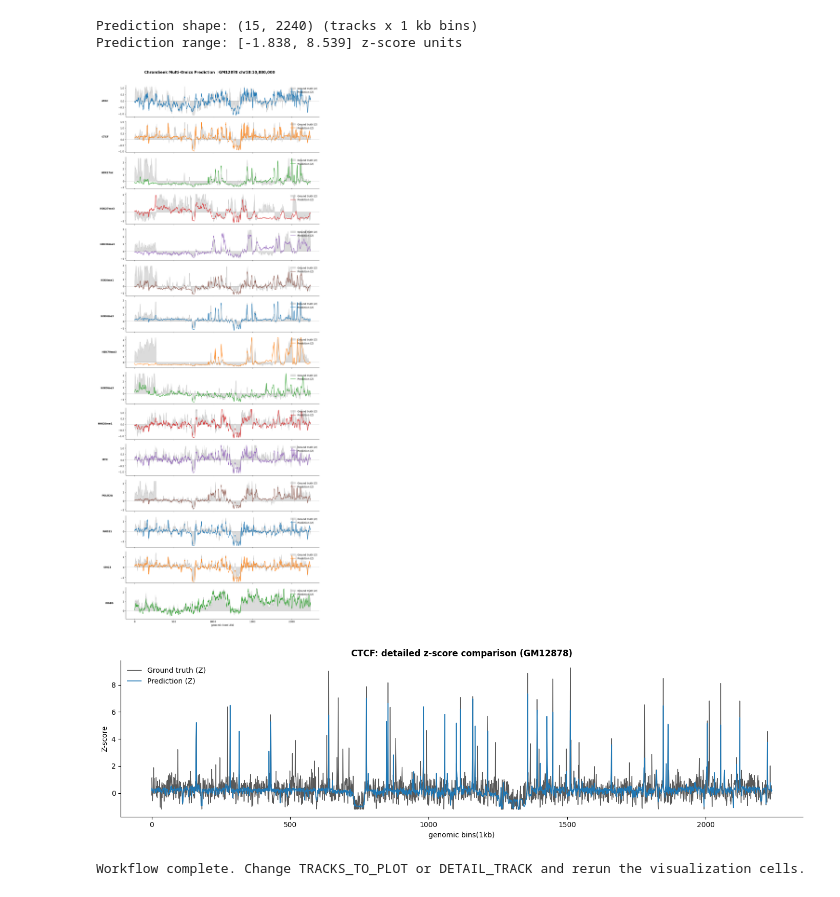
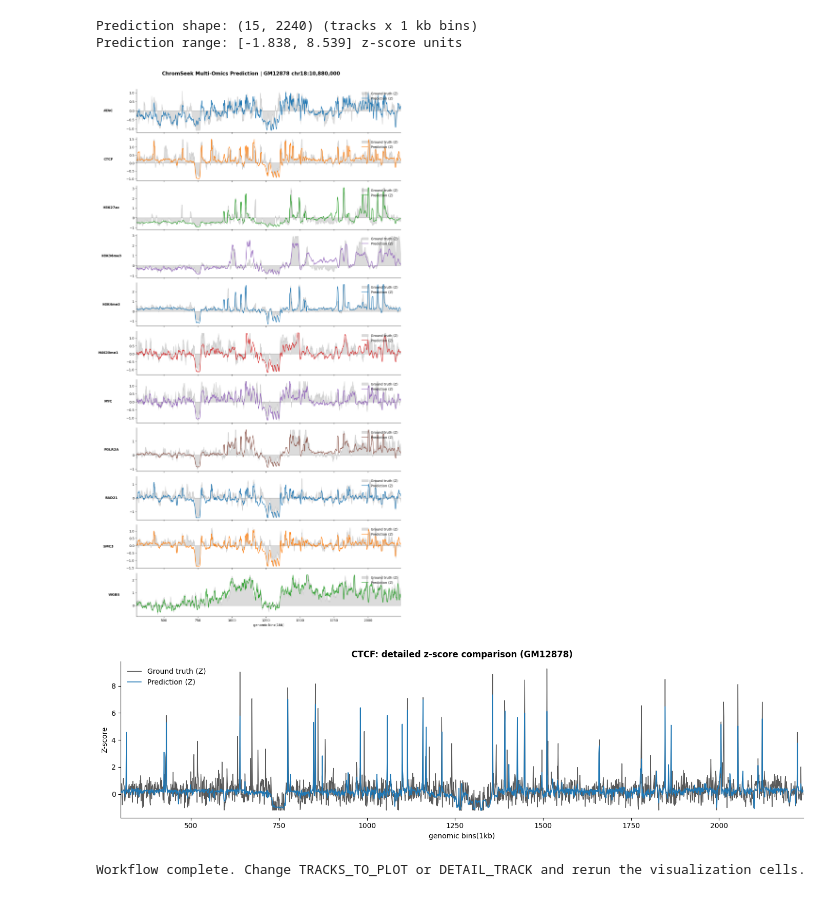
Before and after one commit to xkidea/ChromSeek, a Jupyter notebook: downstreams/multiomics_prediction/chromSeek_multiomics_prediction_app.ipynb, the cells around one changed output. Cells and saved outputs as stored; diff of their text form; code cells hidden in the pictures.

```diff
--- a/downstreams/multiomics_prediction/chromSeek_multiomics_prediction_app.ipynb
+++ b/downstreams/multiomics_prediction/chromSeek_multiomics_prediction_app.ipynb
@@ -25,7 +25,10 @@ CKPT_PATH = PROJECT_ROOT / 'checkpoints' / 'transfer_multiomics_best.pth'
 # The sample was generated for GM12878. Set this to GM12878 or K562 for a checkpoint-supported cell.
 CELL_NAME = 'GM12878'
 TRACKS_TO_PLOT = None  # None plots every track; or provide e.g. ['CTCF', 'ATAC', 'MYC'].
+OVERVIEW_EXCLUDED_TRACKS = {'H3K79me2', 'H3K9me3', 'H3K27me3', 'H3K4me1'}
 SMOOTH_WINDOW = 10  # 1 kb bins used for display smoothing; set to 1 to disable.
+DISPLAY_START_BIN = 300
+DISPLAY_END_BIN = 2240
 
 if not DATA_PATH.exists():
     raise FileNotFoundError(f'Sample data not found: {DATA_PATH}')
@@ -165,48 +168,66 @@ if TRACKS_TO_PLOT is None:
     tracks_to_plot = track_order
 else:
     unknown = sorted(set(TRACKS_TO_PLOT) - set(track_order))
     if unknown:
         raise ValueError(f'Unknown tracks: {unknown}')
     tracks_to_plot = TRACKS_TO_PLOT
+tracks_to_plot = [track for track in tracks_to_plot if track not in OVERVIEW_EXCLUDED_TRACKS]
+if not tracks_to_plot:
+    raise ValueError('No tracks left to plot after applying OVERVIEW_EXCLUDED_TRACKS.')
 
 def smooth(values, window):
     if window <= 1:
         return values
     kernel = np.ones(window, dtype=np.float32) / window
     return np.convolve(values, kernel, mode='same')
 
 colors = ['#1f77b4', '#ff7f0e', '#2ca02c', '#d62728', '#9467bd', '#8c564b']
 fig, axes = plt.subplots(len(tracks_to_plot), 1, figsize=(13, max(3, 2.2 * len(tracks_to_plot))), sharex=True)
 axes = np.atleast_1d(axes)
 x = np.arange(pred_z.shape[1])
+display_start = max(0, int(DISPLAY_START_BIN))
+display_end = min(int(DISPLAY_END_BIN), pred_z.shape[1])
+if display_start >= display_end:
+    raise ValueError(f'Invalid display bin interval: {DISPLAY_START_BIN}-{DISPLAY_END_BIN}')
+display_slice = slice(display_start, display_end)
+x_display = x[display_slice]
 for ax, track in zip(axes, tracks_to_plot):
     idx = track_order.index(track)
-    truth = smooth(target_z[idx], SMOOTH_WINDOW)
-    prediction = smooth(pred_z[idx], SMOOTH_WINDOW)
+    truth = smooth(target_z[idx], SMOOTH_WINDOW)[display_slice]
+    prediction = smooth(pred_z[idx], SMOOTH_WINDOW)[display_slice]
     clip = max(np.percentile(np.abs(np.concatenate([truth, prediction])), 99), 1.0)
-    ax.fill_between(x, np.clip(truth, -clip, clip), color='gray', alpha=0.28, label='Ground truth (Z)')
-    ax.plot(x, np.clip(prediction, -clip, clip), color=colors[idx % len(colors)], linewidth=1.5, label='Prediction (Z)')
+    ax.fill_between(x_display, np.clip(truth, -clip, clip), color='gray', alpha=0.28, label='Ground truth (Z)')
+    ax.plot(x_display, np.clip(prediction, -clip, clip), color=colors[idx % len(colors)], linewidth=1.5, label='Prediction (Z)')
     ax.axhline(0, color='black', linewidth=0.5, alpha=0.4)
     ax.set_ylabel(track, rotation=0, labelpad=55, fontweight='bold', va='center')
     ax.spines['top'].set_visible(False)
     ax.spines['right'].set_visible(False)
     ax.legend(loc='upper right', frameon=False)
+axes[-1].set_xlim(display_start, display_end)
 axes[-1].set_xlabel('genomic bins(1kb)')
 plt.suptitle(f'ChromSeek Multi-Omics Prediction | {CELL_NAME} {chrom}:{start_bp:,}', fontsize=15, fontweight='bold')
 plt.tight_layout(rect=[0, 0, 1, 0.97])
 plt.show()
 # %% [output]
-[figure, old version]
+[figure, new version]
 # %%
 # ==========================================
 # 8. Compare a Selected Track in Detail (Optional)
 # ==========================================
 DETAIL_TRACK = 'CTCF' if 'CTCF' in track_order else track_order[0]
 detail_idx = track_order.index(DETAIL_TRACK)
+x = np.arange(pred_z.shape[1])
+display_start = max(0, int(DISPLAY_START_BIN))
+display_end = min(int(DISPLAY_END_BIN), pred_z.shape[1])
+if display_start >= display_end:
+    raise ValueError(f'Invalid display bin interval: {DISPLAY_START_BIN}-{DISPLAY_END_BIN}')
+display_slice = slice(display_start, display_end)
+x_display = x[display_slice]
 fig, ax = plt.subplots(figsize=(14, 4))
-ax.plot(x, target_z[detail_idx], color='black', alpha=0.65, linewidth=1, label='Ground truth (Z)')
-ax.plot(x, pred_z[detail_idx], color='#1f77b4', linewidth=1.2, label='Prediction (Z)')
+ax.plot(x_display, target_z[detail_idx, display_slice], color='black', alpha=0.65, linewidth=1, label='Ground truth (Z)')
+ax.plot(x_display, pred_z[detail_idx, display_slice], color='#1f77b4', linewidth=1.2, label='Prediction (Z)')
 ax.set_title(f'{DETAIL_TRACK}: detailed z-score comparison ({CELL_NAME})', fontweight='bold')
+ax.set_xlim(display_start, display_end)
 ax.set_xlabel('genomic bins(1kb)')
 ax.set_ylabel('Z-score')
 ax.legend(frameon=False)
@@ -216,5 +237,5 @@ plt.tight_layout()
 plt.show()
 print('Workflow complete. Change TRACKS_TO_PLOT or DETAIL_TRACK and rerun the visualization cells.')
 # %% [output]
-[figure, old version]
+[figure, new version]
 Workflow complete. Change TRACKS_TO_PLOT or DETAIL_TRACK and rerun the visualization cells.
```
